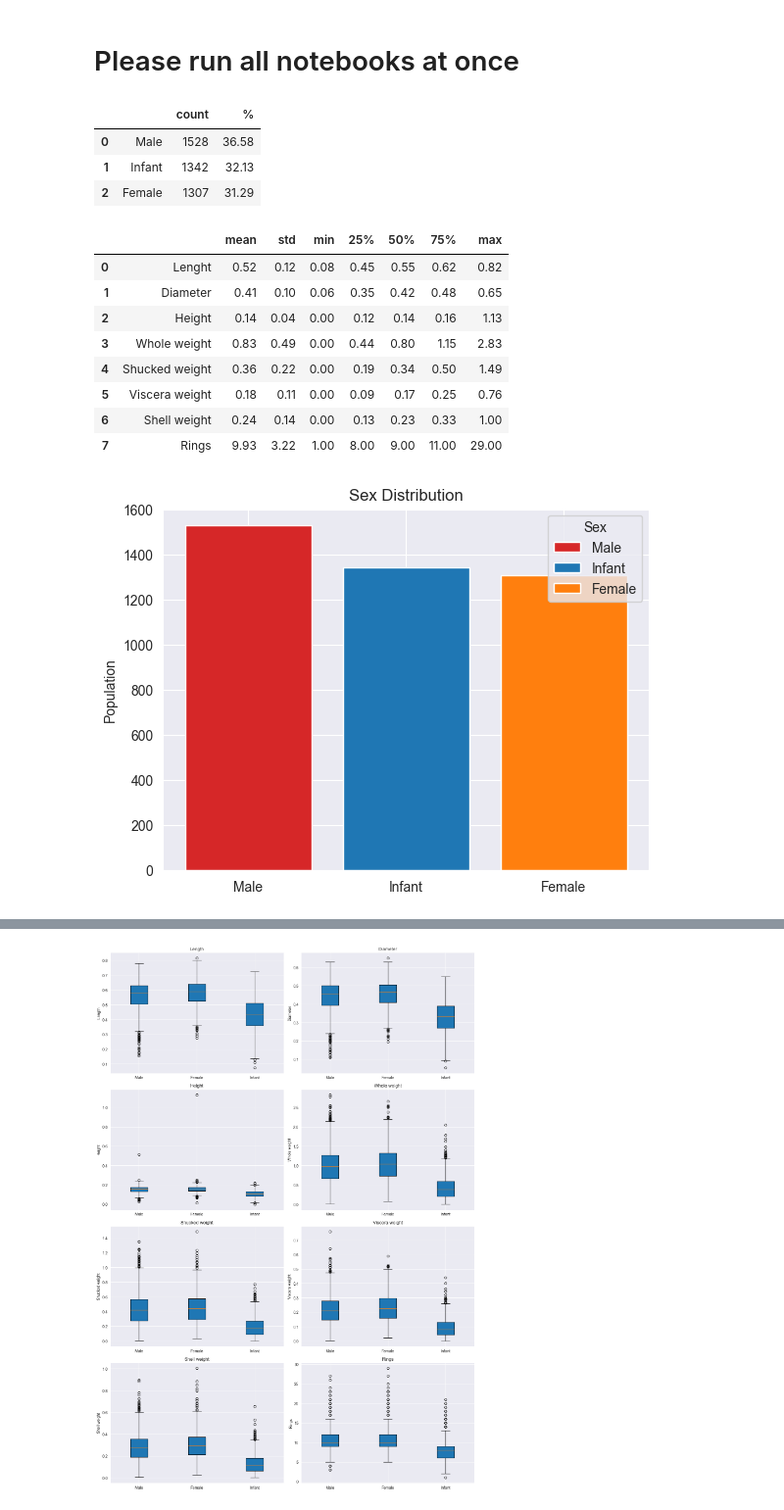
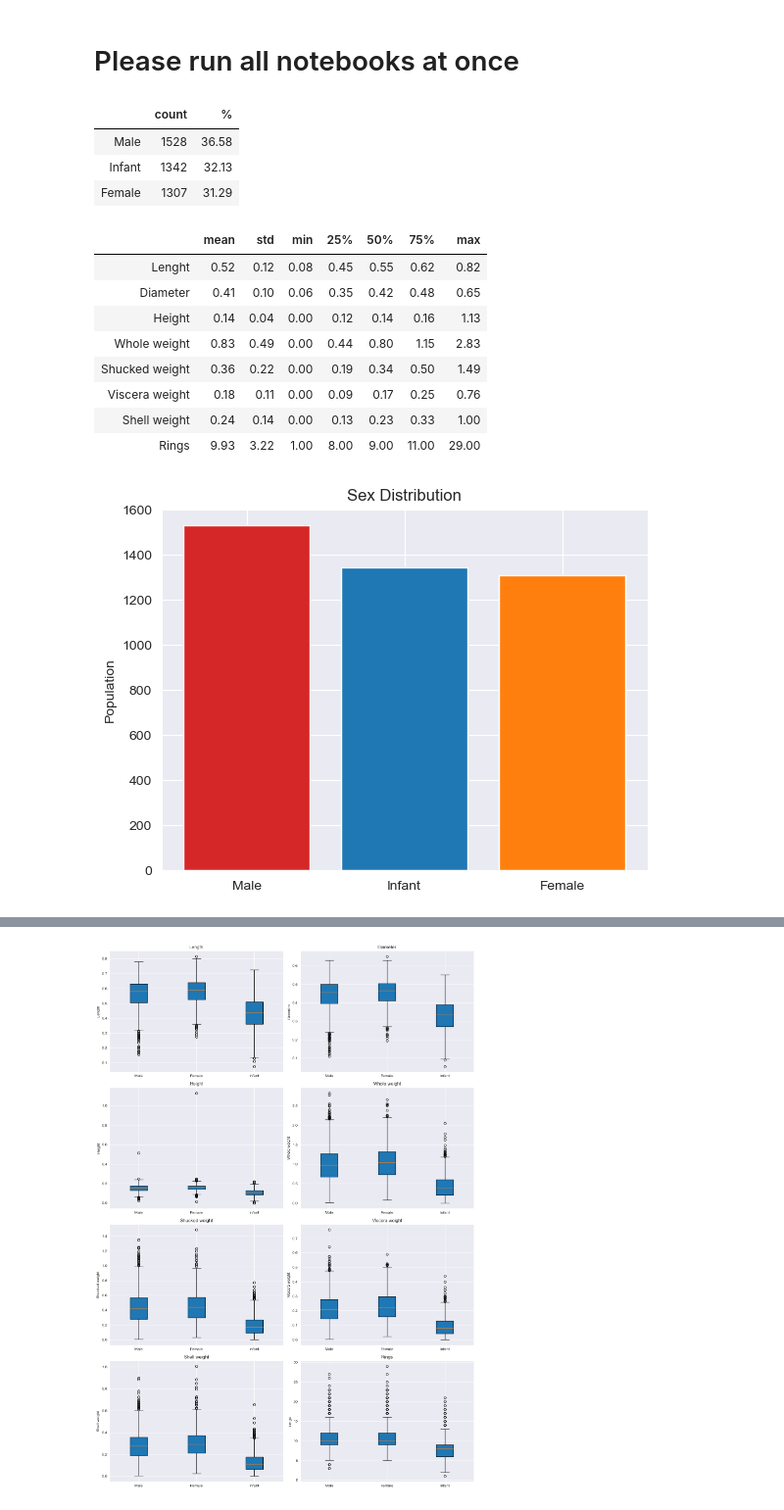
Before and after one commit to Pietras567/Python, a Jupyter notebook: Zadanie1/snails_analyze.ipynb, the cells around one changed output, grey strips where cells are left out. Shown at 98% size. Drawn from its saved outputs; the diff is of its cells as text; code cells hidden in the pictures.

```diff
--- a/Zadanie1/snails_analyze.ipynb
+++ b/Zadanie1/snails_analyze.ipynb
@@ -25,12 +25,13 @@ sex_distribution[''] = sex_distribution[''].map({'M': 'Male', 'F': 'Female', 'I'
 
 # Show distribution
 #print(sex_distribution)
-display(sex_distribution)
+#display(sex_distribution)
+HTML(sex_distribution.to_html(index=False))
 # %% [output]
-|  |  | count | % |
-| 0 | Male | 1528 | 36.58 |
-| 1 | Infant | 1342 | 32.13 |
-| 2 | Female | 1307 | 31.29 |
+|  | count | % |
+| Male | 1528 | 36.58 |
+| Infant | 1342 | 32.13 |
+| Female | 1307 | 31.29 |
 # %%
 # Second part - calculating statistics for the quantitative variables in the dataset
 distributions = []
@@ -58,40 +59,41 @@ for i in columns_to_count:
 distributions = pd.concat(distributions, ignore_index=True)
 distributions[''] = distributions[''].map({'length' : 'Lenght', 'diameter' : 'Diameter', 'height' : 'Height', 'whole_weight' : 'Whole weight', 'Shucked_weight' : 'Shucked weight', 'viscera_weight' : 'Viscera weight', 'shell_weight' : 'Shell weight', 'rings' : 'Rings'})
 #print(distributions)
-display(distributions)
+#display(distributions)
+HTML(distributions.to_html(index=False))
 # %% [output]
-|  |  | mean | std | min | 25% | 50% | 75% | max |
-| 0 | Lenght | 0.52 | 0.12 | 0.08 | 0.45 | 0.55 | 0.62 | 0.82 |
-| 1 | Diameter | 0.41 | 0.10 | 0.06 | 0.35 | 0.42 | 0.48 | 0.65 |
-| 2 | Height | 0.14 | 0.04 | 0.00 | 0.12 | 0.14 | 0.16 | 1.13 |
-| 3 | Whole weight | 0.83 | 0.49 | 0.00 | 0.44 | 0.80 | 1.15 | 2.83 |
-| 4 | Shucked weight | 0.36 | 0.22 | 0.00 | 0.19 | 0.34 | 0.50 | 1.49 |
-| 5 | Viscera weight | 0.18 | 0.11 | 0.00 | 0.09 | 0.17 | 0.25 | 0.76 |
-| 6 | Shell weight | 0.24 | 0.14 | 0.00 | 0.13 | 0.23 | 0.33 | 1.00 |
-| 7 | Rings | 9.93 | 3.22 | 1.00 | 8.00 | 9.00 | 11.00 | 29.00 |
+|  | mean | std | min | 25% | 50% | 75% | max |
+| Lenght | 0.52 | 0.12 | 0.08 | 0.45 | 0.55 | 0.62 | 0.82 |
+| Diameter | 0.41 | 0.10 | 0.06 | 0.35 | 0.42 | 0.48 | 0.65 |
+| Height | 0.14 | 0.04 | 0.00 | 0.12 | 0.14 | 0.16 | 1.13 |
+| Whole weight | 0.83 | 0.49 | 0.00 | 0.44 | 0.80 | 1.15 | 2.83 |
+| Shucked weight | 0.36 | 0.22 | 0.00 | 0.19 | 0.34 | 0.50 | 1.49 |
+| Viscera weight | 0.18 | 0.11 | 0.00 | 0.09 | 0.17 | 0.25 | 0.76 |
+| Shell weight | 0.24 | 0.14 | 0.00 | 0.13 | 0.23 | 0.33 | 1.00 |
+| Rings | 9.93 | 3.22 | 1.00 | 8.00 | 9.00 | 11.00 | 29.00 |
 # %%
 # Third part - Bar plots
 fig, ax = plt.subplots()
 counter = data['sex'].value_counts()
 sex = counter.index.values
 #print(sex)
 index = []
 for i in sex:
     sex = [{'M': 'Male', 'F': 'Female', 'I': 'Infant'}.get(i, i)]
     index.append(sex[0])
 #print(sex)
 #print(index)
 
 bar_labels = index
 bar_colors = ['tab:red', 'tab:blue', 'tab:orange']
 ax.bar(index, counter.values, label=bar_labels, color=bar_colors)
 ax.set_ylabel('Population')
 ax.set_title('Sex Distribution')
-ax.legend(title='Sex')
+#ax.legend(title='Sex')
 
 plt.show()
 # %% [output]
-[figure, old version]
+[figure, new version]
 # %%
 # Fourth part - Histograms
 fig, axs = plt.subplots(4, 2, tight_layout=True, figsize=(14, 20))
```
Also changed, not shown: parts of 6 cells of this notebook.
